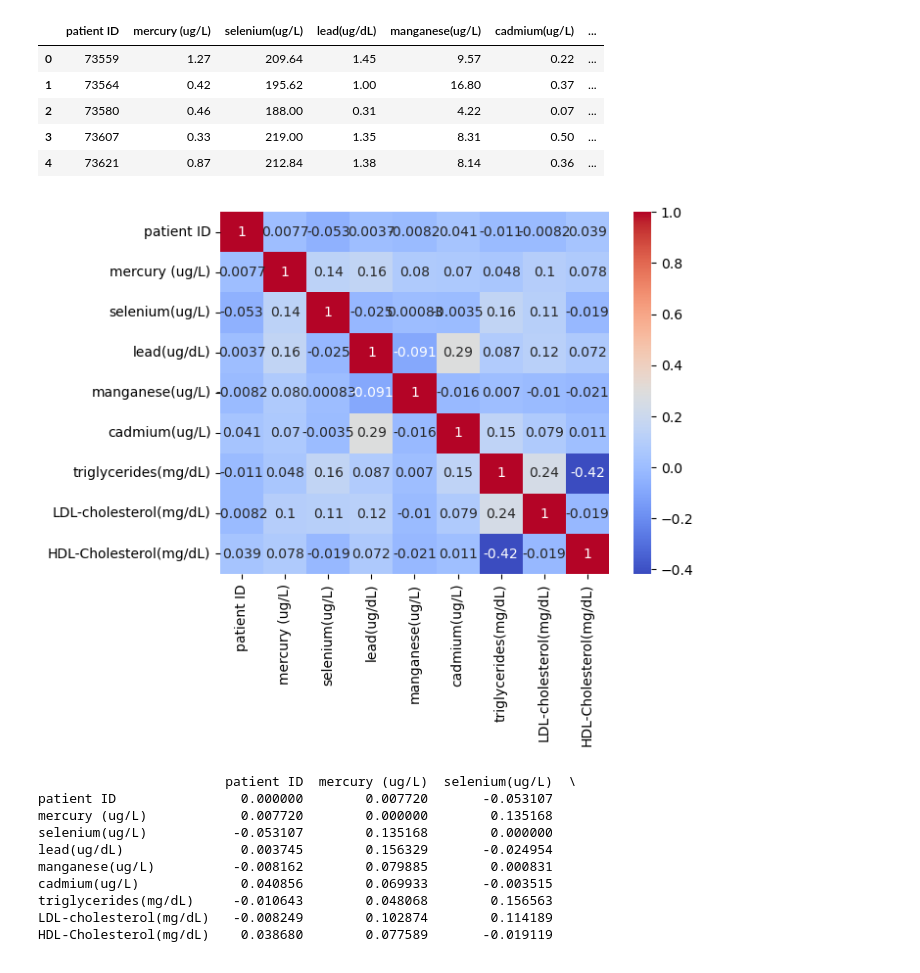
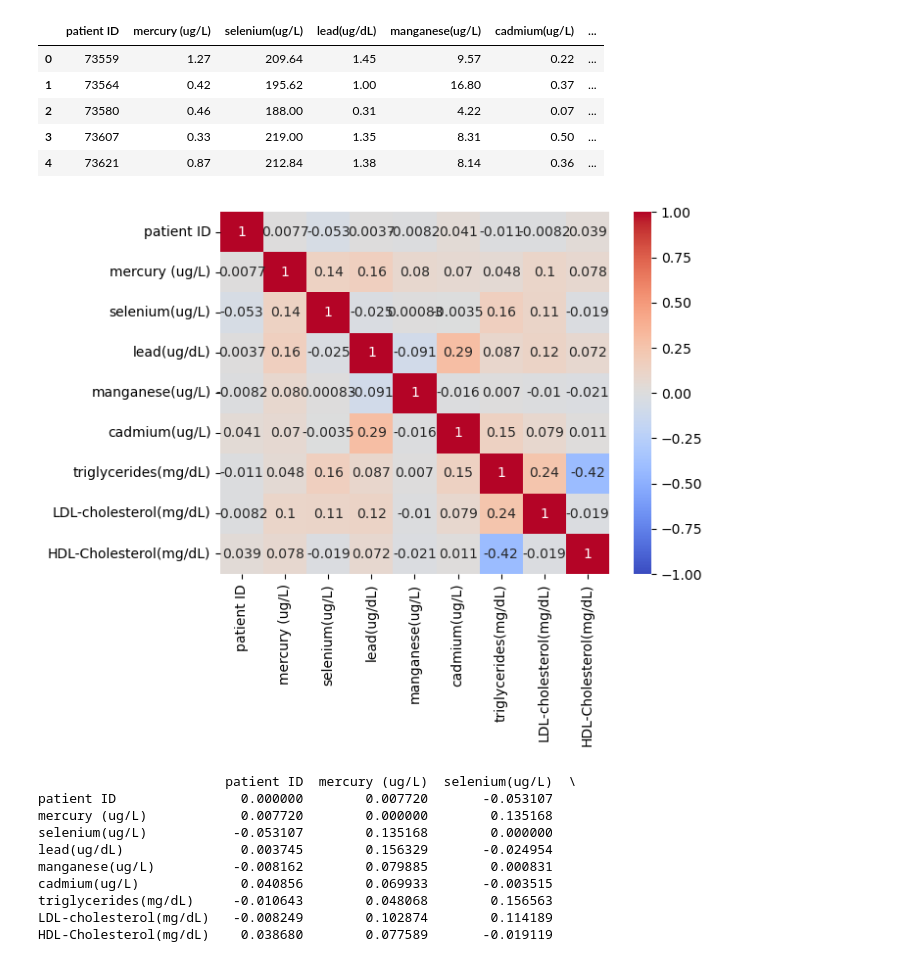
Before and after one commit to pietrostolf/Metals-Cardiovascular-Disease, a Jupyter notebook: codes/MetalHeart Synthesis.ipynb, the cells around one changed output. Cells and saved outputs as stored; diff of their text form; code cells hidden in the pictures.

```diff
--- a/codes/MetalHeart Synthesis.ipynb
+++ b/codes/MetalHeart Synthesis.ipynb
@@ -109,10 +109,10 @@ lab_df.head()
 | 4 | 73621 | 0.87 | 212.84 | 1.38 | 8.14 | 0.36 | ... |
 # %%
 corr_matrix = lab_df.corr()
-sb.heatmap(corr_matrix, annot=True, cmap='coolwarm')
+sb.heatmap(corr_matrix, annot=True, cmap='coolwarm', center=0, vmin=-1, vmax=1)
 plt.show()
 # %% [output]
-[figure, old version]
+[figure, new version]
 # %%
 # set diagonal elements to zero
 corr_matrix.values[[i for i in range(corr_matrix.shape[0])], [i for i in range(corr_matrix.shape[0])]] = 0
```
Also changed, not shown: parts of 12 cells of this notebook, 1 other file.
